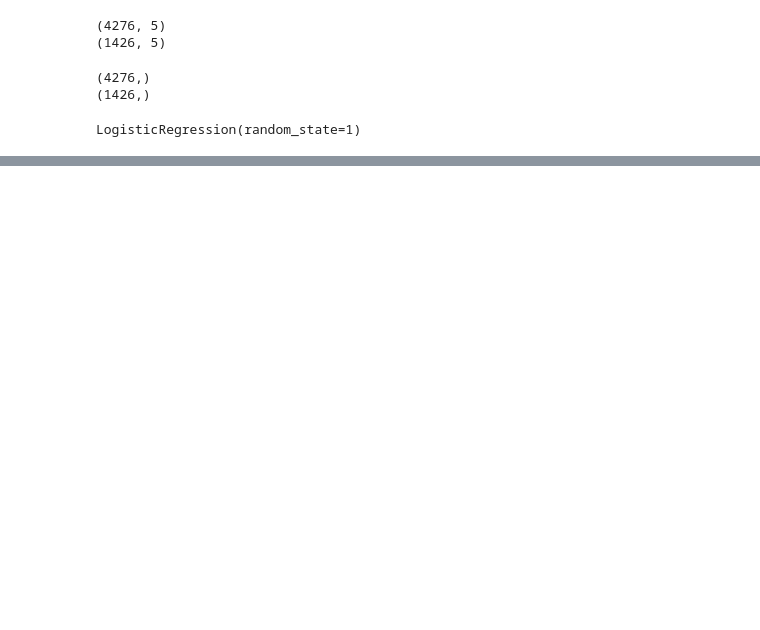
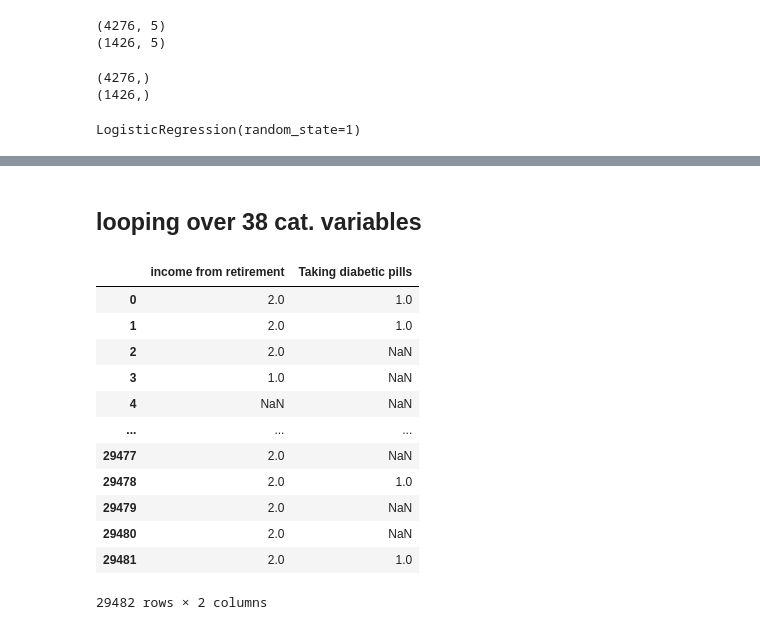
Before and after one commit to amyylin1/Drops_of_Jupyter, a Jupyter notebook: cleaned1.ipynb, the cells around one changed output, grey strips where cells are left out. Saved outputs shown, nothing was run; the diff lists cells and outputs as text; code cells hidden in the pictures; blank space fills up the shorter version.

```diff
--- a/cleaned1.ipynb
+++ b/cleaned1.ipynb
@@ -276,0 +368,20 @@ balanced_accuracy_score(y_test, y_pred)
+# %% [markdown]
+## looping over 38 cat. variables
+# %%
+# define XY df and make a copy by .copy()
+XY = clean_df2 [ [column, 'Taking diabetic pills'] ].copy()
+XY
+# %% [output]
+|  | income from retirement | Taking diabetic pills |
+| 0 | 2.0 | 1.0 |
+| 1 | 2.0 | 1.0 |
+| 2 | 2.0 | NaN |
+| 3 | 1.0 | NaN |
+| 4 | NaN | NaN |
+| ... | ... | ... |
+| 29477 | 2.0 | NaN |
+| 29478 | 2.0 | 1.0 |
+| 29479 | 2.0 | NaN |
+| 29480 | 2.0 | NaN |
+| 29481 | 2.0 | 1.0 |
+29482 rows × 2 columns
```
Also changed, not shown: parts of 35 cells of this notebook.
